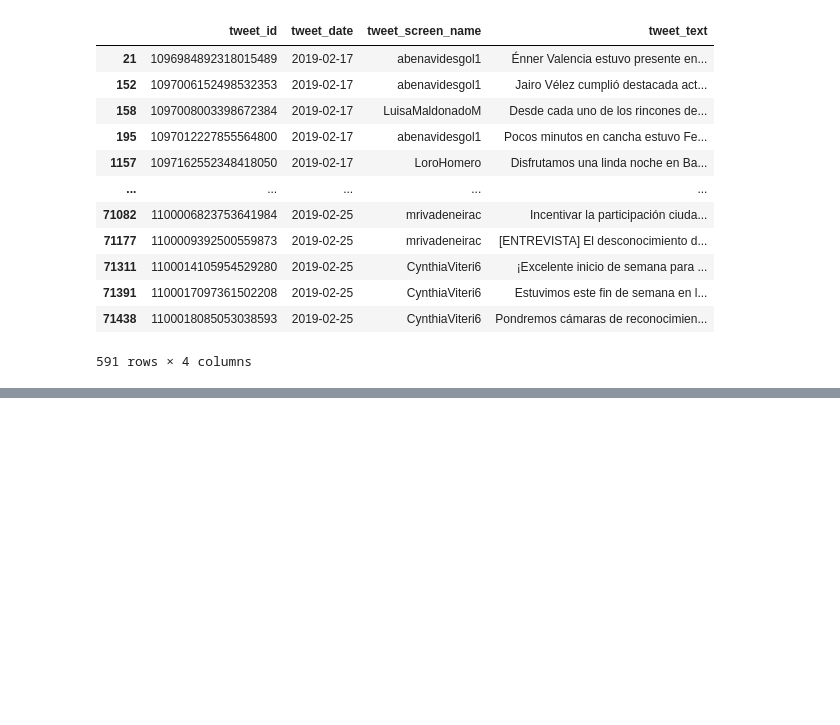
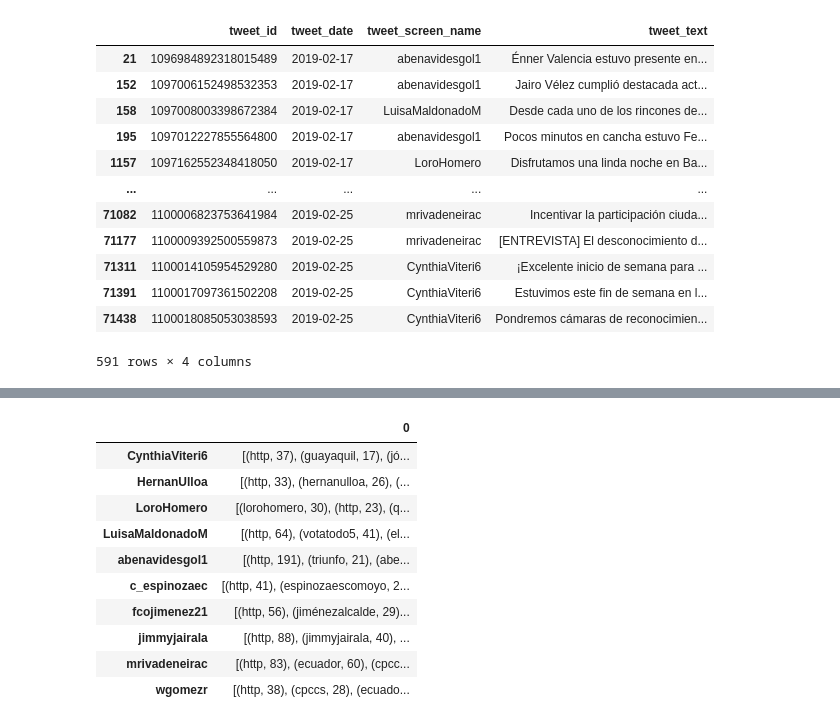
Before and after one commit to Pamela2710/Data-Mining, a Jupyter notebook: TextMining/TextMining.ipynb, the cells around one changed output, grey strips where cells are left out. Saved outputs shown, nothing was run; the diff lists cells and outputs as text; code cells hidden in the pictures; blank space fills up the shorter version.

```diff
--- a/TextMining/TextMining.ipynb
+++ b/TextMining/TextMining.ipynb
@@ -189,0 +284,32 @@ True
+# %%
+from collections import Counter
+
+# Crear un diccionario para almacenar las frecuencias
+frecuencias_por_usuario = {}
+
+# Iterar sobre cada fila del DataFrame
+for index, row in agrupado_por_usuario.iterrows():
+    tweet_screen_name = row['tweet_screen_name']
+    preprocessed_text = row['preprocessed_text']
+
+    # Contar las frecuencias de palabras en el texto preprocesado
+    frecuencias_palabras = Counter(preprocessed_text).most_common(10)
+
+    # Almacenar las frecuencias en el diccionario, utilizando tweet_screen_name como clave
+    frecuencias_por_usuario.setdefault(tweet_screen_name, []).append(frecuencias_palabras)
+#print(frecuencias_por_usuario)
+# Crear un DataFrame a partir del diccionario de frecuencias
+df_frecuencias = pd.DataFrame(frecuencias_por_usuario).transpose().fillna(0)
+df_frecuencias
+# %% [output]
+|  | 0 |
+| CynthiaViteri6 | [(http, 37), (guayaquil, 17), (jó... |
+| HernanUlloa | [(http, 33), (hernanulloa, 26), (... |
+| LoroHomero | [(lorohomero, 30), (http, 23), (q... |
+| LuisaMaldonadoM | [(http, 64), (votatodo5, 41), (el... |
+| abenavidesgol1 | [(http, 191), (triunfo, 21), (abe... |
+| c_espinozaec | [(http, 41), (espinozaescomoyo, 2... |
+| fcojimenez21 | [(http, 56), (jiménezalcalde, 29)... |
+| jimmyjairala | [(http, 88), (jimmyjairala, 40), ... |
+| mrivadeneirac | [(http, 83), (ecuador, 60), (cpcc... |
+| wgomezr | [(http, 38), (cpccs, 28), (ecuado... |
```
Also changed, not shown: parts of 15 cells of this notebook.
